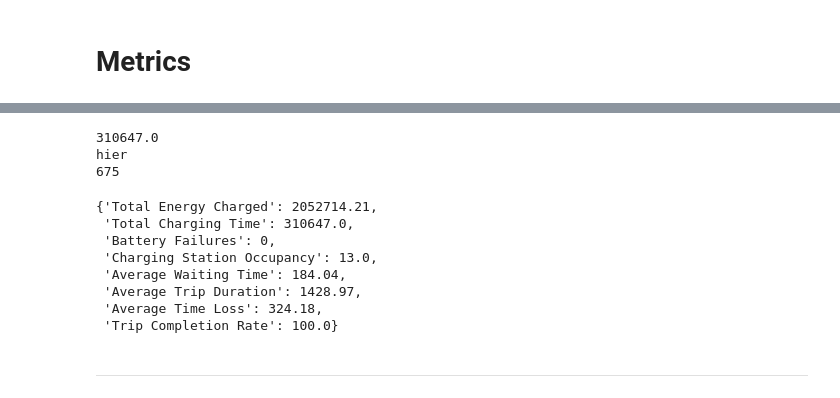
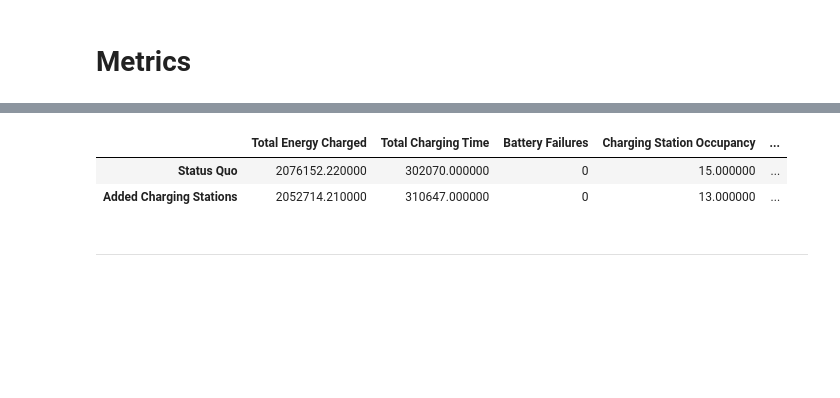
Before and after one commit to valentinennser/sumo-simulation, a Jupyter notebook: simulation.ipynb, the cells around one changed output, grey strips where cells are left out. Cells and saved outputs as stored; diff of their text form; code cells hidden in the pictures; blank space fills up the shorter version.

Commit message:
Added additional comparison and metrics

```diff
--- a/simulation.ipynb
+++ b/simulation.ipynb
@@ -765,17 +776,41 @@ hier
-# %%
-compute_metrics('after')
-# %% [output]
-310647.0
-hier
-675
-{'Total Energy Charged': 2052714.21,
- 'Total Charging Time': 310647.0,
- 'Battery Failures': 0,
- 'Charging Station Occupancy': 13.0,
- 'Average Waiting Time': 184.04,
- 'Average Trip Duration': 1428.97,
- 'Average Time Loss': 324.18,
- 'Trip Completion Rate': 100.0}
+# %%
+def compare_metrics():
+    df = pd.DataFrame([compute_metrics('initial'), compute_metrics('after')])
+    df.index = ["Status Quo", "Added Charging Stations"]
+
+    higher_is_better = {
+        'Total Energy Charged': True,
+        'Total Charging Time': False,
+        'Battery Failures': False,
+        'Charging Station Occupancy': False,
+        'Average Waiting Time': False,
+        'Average Trip Duration': False,
+        'Average Time Loss': False,
+        'Trip Completion Rate': True,
+        'Unused Charging Stations': False
+    }
+
+    def highlight_best(s, reverse=False):
+        if s.nunique() == 1:  # Equal values
+            return ['border: 2px solid orange' for _ in s]
+        else:
+            is_best = s == (s.max() if reverse else s.min())
+            return ['border: 2px solid green' if v else '' for v in is_best]
+
+    # Apply styles
+    styled = df.style
+
+    for column, is_higher_better in higher_is_better.items():
+        styled = styled.apply(highlight_best, reverse=is_higher_better, subset=[column])
+
+
+    return styled
+
+compare_metrics()
+# %% [output]
+|  | Total Energy Charged | Total Charging Time | Battery Failures | Charging Station Occupancy | ... |
+| Status Quo | 2076152.220000 | 302070.000000 | 0 | 15.000000 | ... |
+| Added Charging Stations | 2052714.210000 | 310647.000000 | 0 | 13.000000 | ... |
 # %% [markdown]
 ---
 # %% [markdown]
```
Also changed, not shown: parts of 17 cells of this notebook, 9 other files.
